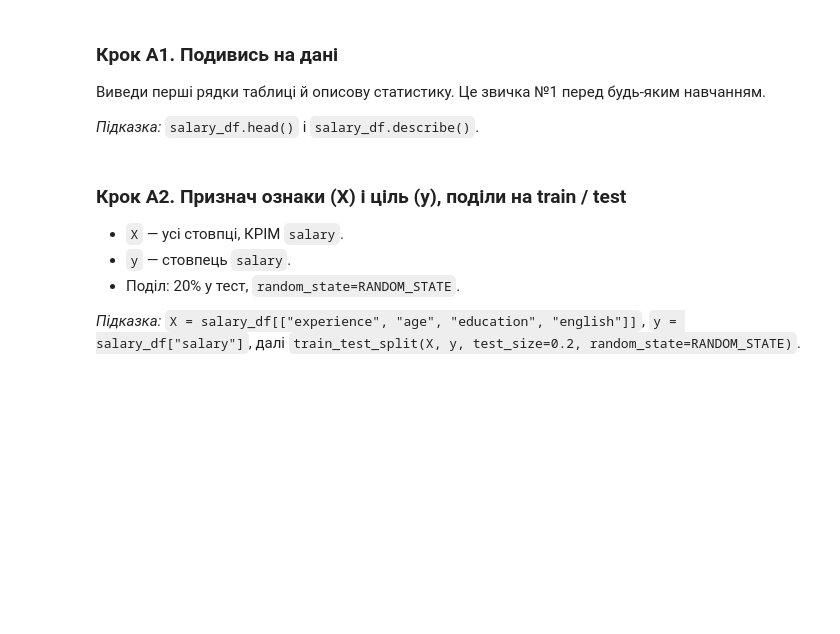
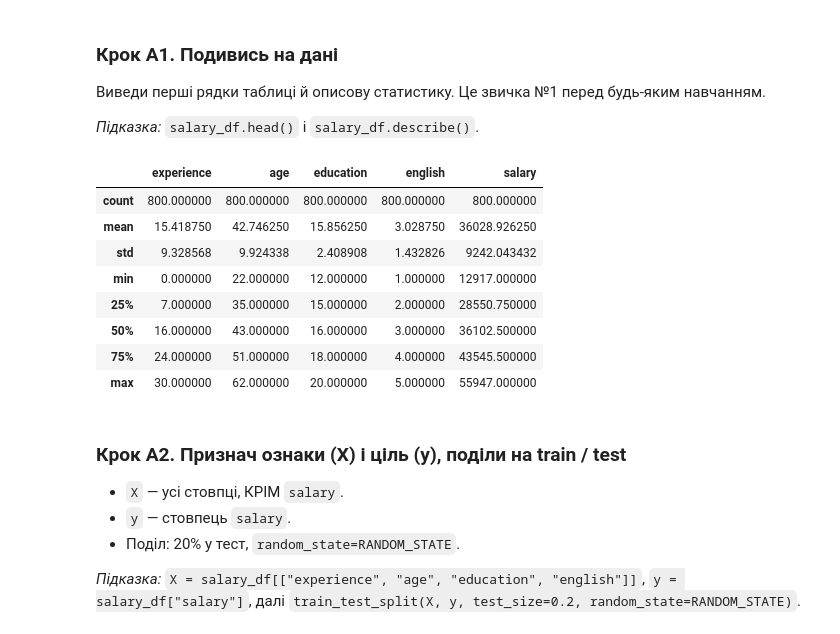
Before and after one commit to NadiiaIvashchuk/Cafe_Sales, a Jupyter notebook: ml_practice_LR&Cl.ipynb, the cells around one changed output. Saved outputs shown, nothing was run; the diff lists cells and outputs as text; code cells hidden in the pictures; blank space fills up the shorter version.

```diff
--- a/ml_practice_LR&Cl.ipynb
+++ b/ml_practice_LR&Cl.ipynb
@@ -84,8 +88,19 @@ print("Частка тих, хто склав іспит:", f"{students_df['pass
 *Підказка:* `salary_df.head()` і `salary_df.describe()`.
 # %%
 # TODO: виведи перші рядки salary_df
-
+salary_df.head()
 # TODO: виведи describe()
+salary_df.describe()
+# %% [output]
+|  | experience | age | education | english | salary |
+| count | 800.000000 | 800.000000 | 800.000000 | 800.000000 | 800.000000 |
+| mean | 15.418750 | 42.746250 | 15.856250 | 3.028750 | 36028.926250 |
+| std | 9.328568 | 9.924338 | 2.408908 | 1.432826 | 9242.043432 |
+| min | 0.000000 | 22.000000 | 12.000000 | 1.000000 | 12917.000000 |
+| 25% | 7.000000 | 35.000000 | 15.000000 | 2.000000 | 28550.750000 |
+| 50% | 16.000000 | 43.000000 | 16.000000 | 3.000000 | 36102.500000 |
+| 75% | 24.000000 | 51.000000 | 18.000000 | 4.000000 | 43545.500000 |
+| max | 30.000000 | 62.000000 | 20.000000 | 5.000000 | 55947.000000 |
 # %% [markdown]
 ### Крок A2. Признач ознаки (X) і ціль (y), поділи на train / test
 - `X` — усі стовпці, КРІМ `salary`.
```
Also changed, not shown: parts of 19 cells of this notebook.
